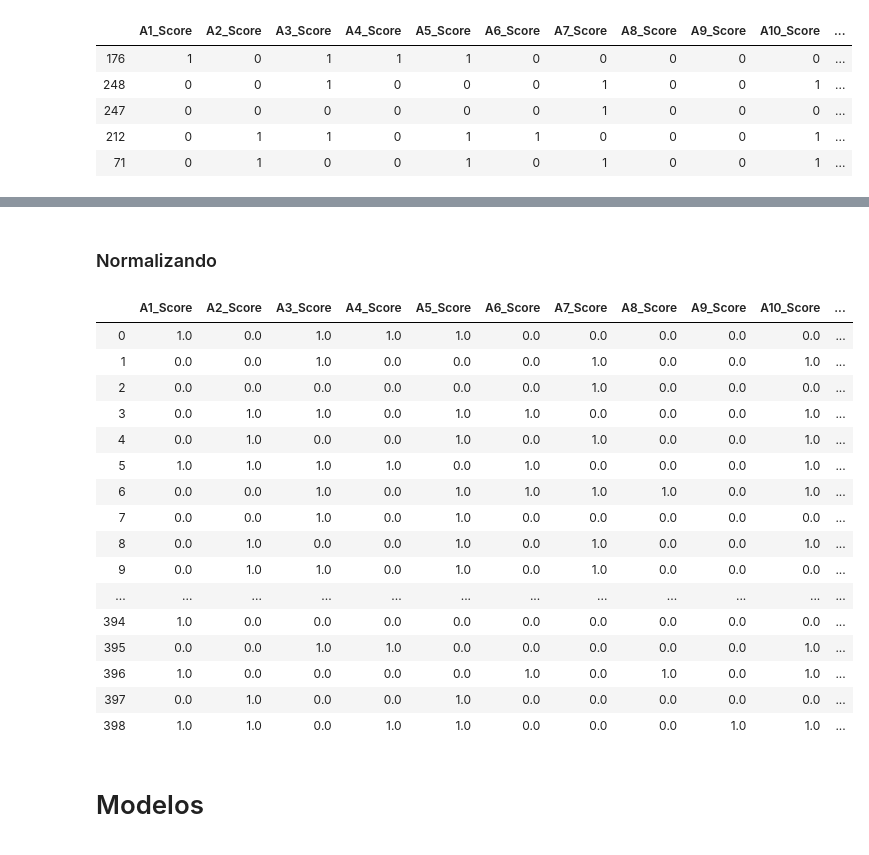
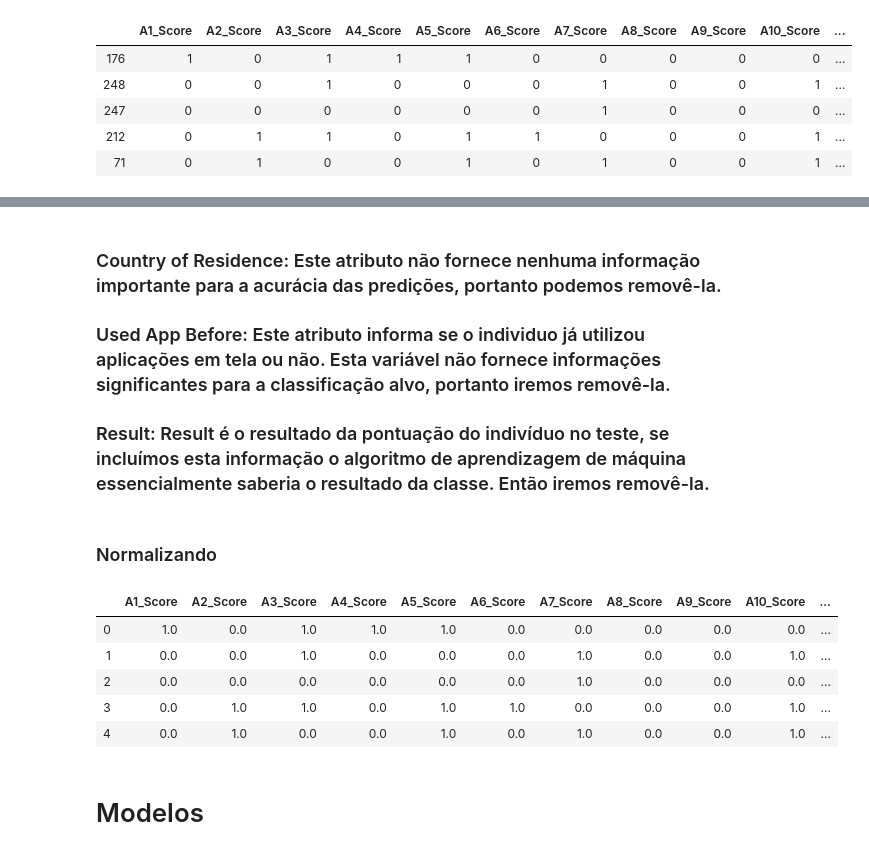
Before and after one commit to thalesmonteiro/Autism-Prediction, a Jupyter notebook: AutismPrediction.ipynb, the cells around one changed output, grey strips where cells are left out. Cells and saved outputs as stored; diff of their text form; code cells hidden in the pictures.

```diff
--- a/AutismPrediction.ipynb
+++ b/AutismPrediction.ipynb
@@ -573,11 +538,6 @@ df['jundice'] = LabelEncoder().fit_transform(df['jundice'])
 # 0. NO
 # 1. YES
 df['austim'] = LabelEncoder().fit_transform(df['austim'])
-# %%
-# Label encoder used_app_before
-# 0. NO
-# 1. YES
-df['used_app_before'] = LabelEncoder().fit_transform(df['used_app_before'])
 # %%
 df['relation'].unique()
 # %% [output]
@@ -610,3 +566,5 @@ df.drop('contry_of_res', axis = 1, inplace = True)
+# %%
+df['result'] = LabelEncoder().fit_transform(df['result'])
 # %%
 df.head()
 # %% [output]
@@ -619,3 +605,11 @@ df.head()
+# %% [markdown]
+### Country of Residence: Este atributo não fornece nenhuma informação importante para a acurácia das predições, portanto podemos removê-la.
+### Used App Before: Este atributo informa se o individuo já utilizou aplicações em tela ou não. Esta variável não fornece informações significantes para a classificação alvo, portanto iremos removê-la.
+### Result: Result é o resultado da pontuação do indivíduo no teste, se incluímos esta informação o algoritmo de aprendizagem de máquina essencialmente saberia o resultado da classe. Então iremos removê-la.
+# %%
+df.drop('contry_of_res', axis = 1, inplace = True)
+df.drop('used_app_before', axis = 1, inplace = True)
+df.drop('result', axis = 1, inplace = True)
 # %% [markdown]
 ### Normalizando
 # %%
@@ -639,25 +633,14 @@ df_normalized = pd.DataFrame(x_scaled)
 #Rename columns
 df_normalized.columns = labels
 # %%
-df_normalized
+df_normalized.head()
 # %% [output]
 |  | A1_Score | A2_Score | A3_Score | A4_Score | A5_Score | A6_Score | A7_Score | A8_Score | A9_Score | A10_Score | ... |
 | 0 | 1.0 | 0.0 | 1.0 | 1.0 | 1.0 | 0.0 | 0.0 | 0.0 | 0.0 | 0.0 | ... |
 | 1 | 0.0 | 0.0 | 1.0 | 0.0 | 0.0 | 0.0 | 1.0 | 0.0 | 0.0 | 1.0 | ... |
 | 2 | 0.0 | 0.0 | 0.0 | 0.0 | 0.0 | 0.0 | 1.0 | 0.0 | 0.0 | 0.0 | ... |
 | 3 | 0.0 | 1.0 | 1.0 | 0.0 | 1.0 | 1.0 | 0.0 | 0.0 | 0.0 | 1.0 | ... |
 | 4 | 0.0 | 1.0 | 0.0 | 0.0 | 1.0 | 0.0 | 1.0 | 0.0 | 0.0 | 1.0 | ... |
-| 5 | 1.0 | 1.0 | 1.0 | 1.0 | 0.0 | 1.0 | 0.0 | 0.0 | 0.0 | 1.0 | ... |
-| 6 | 0.0 | 0.0 | 1.0 | 0.0 | 1.0 | 1.0 | 1.0 | 1.0 | 0.0 | 1.0 | ... |
-| 7 | 0.0 | 0.0 | 1.0 | 0.0 | 1.0 | 0.0 | 0.0 | 0.0 | 0.0 | 0.0 | ... |
-| 8 | 0.0 | 1.0 | 0.0 | 0.0 | 1.0 | 0.0 | 1.0 | 0.0 | 0.0 | 1.0 | ... |
-| 9 | 0.0 | 1.0 | 1.0 | 0.0 | 1.0 | 0.0 | 1.0 | 0.0 | 0.0 | 0.0 | ... |
-| ... | ... | ... | ... | ... | ... | ... | ... | ... | ... | ... | ... |
-| 394 | 1.0 | 0.0 | 0.0 | 0.0 | 0.0 | 0.0 | 0.0 | 0.0 | 0.0 | 0.0 | ... |
-| 395 | 0.0 | 0.0 | 1.0 | 1.0 | 0.0 | 0.0 | 0.0 | 0.0 | 0.0 | 1.0 | ... |
-| 396 | 1.0 | 0.0 | 0.0 | 0.0 | 0.0 | 1.0 | 0.0 | 1.0 | 0.0 | 1.0 | ... |
-| 397 | 0.0 | 1.0 | 0.0 | 0.0 | 1.0 | 0.0 | 0.0 | 0.0 | 0.0 | 0.0 | ... |
-| 398 | 1.0 | 1.0 | 0.0 | 1.0 | 1.0 | 0.0 | 0.0 | 0.0 | 1.0 | 1.0 | ... |
 # %% [markdown]
 # Modelos
 # %%
```
Also changed, not shown: parts of 21 cells of this notebook.
